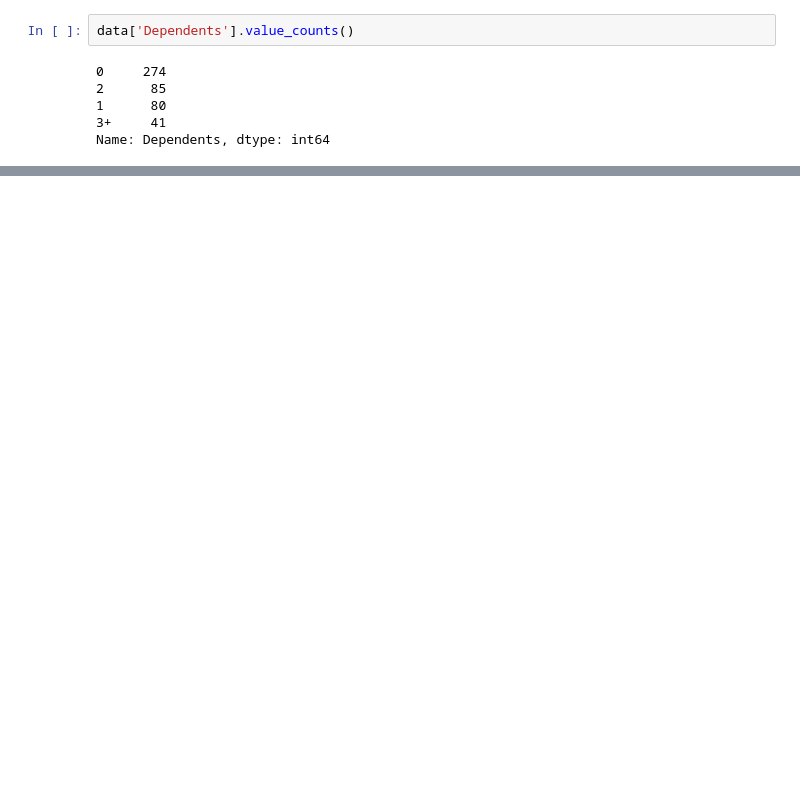
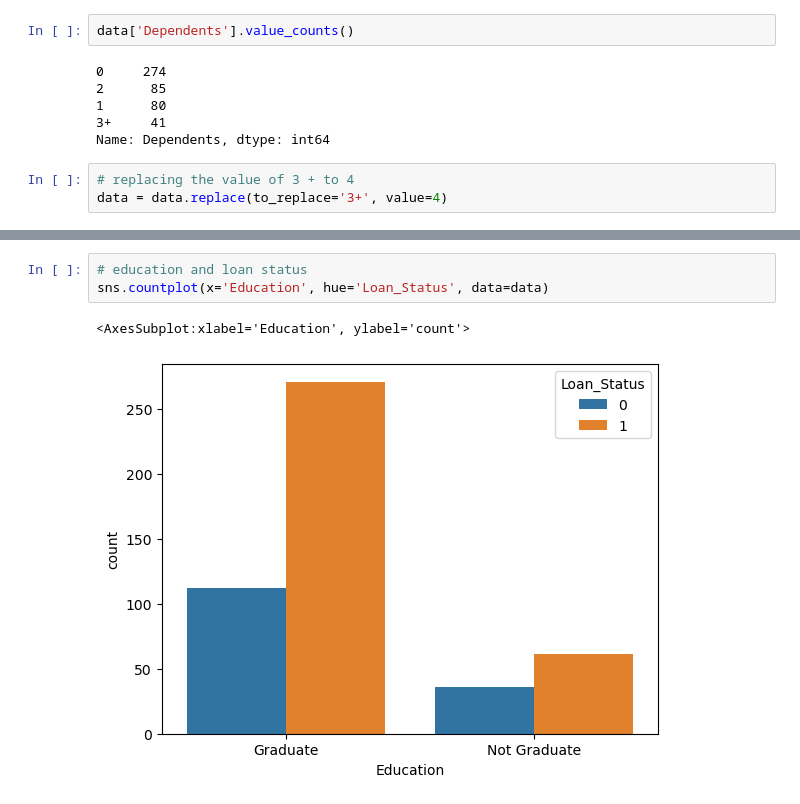
Before and after one commit to Nargesmohammadi/Machine-Learining-Projects, a Jupyter notebook: Loan Status Prediction/Loan Status Prediction.ipynb, the cells around one changed output, grey strips where cells are left out. Saved outputs shown, nothing was run; the diff lists cells and outputs as text; blank space fills up the shorter version.

Commit message:
plotting the columns

```diff
--- a/Loan Status Prediction/Loan Status Prediction.ipynb
+++ b/Loan Status Prediction/Loan Status Prediction.ipynb
@@ -72,3 +72,6 @@ data['Dependents'].value_counts()
 1      80
 3+     41
 Name: Dependents, dtype: int64
+# %%
+# replacing the value of 3 + to 4
+data = data.replace(to_replace='3+', value=4)
@@ -74,0 +87,6 @@ Name: Dependents, dtype: int64
+# %%
+# education and loan status
+sns.countplot(x='Education', hue='Loan_Status', data=data)
+# %% [output]
+<AxesSubplot:xlabel='Education', ylabel='count'>
+[figure, added]
```
Also changed, not shown: parts of 2 cells of this notebook.
